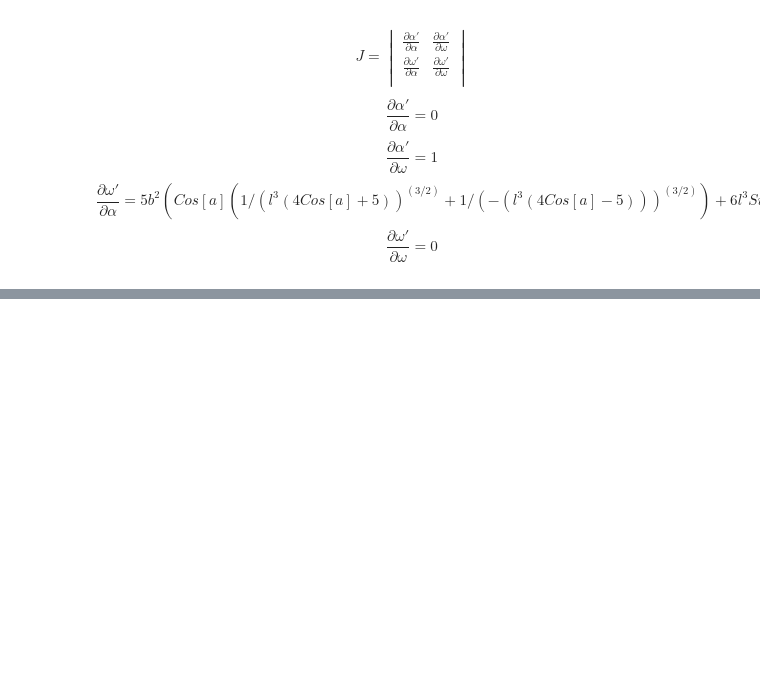
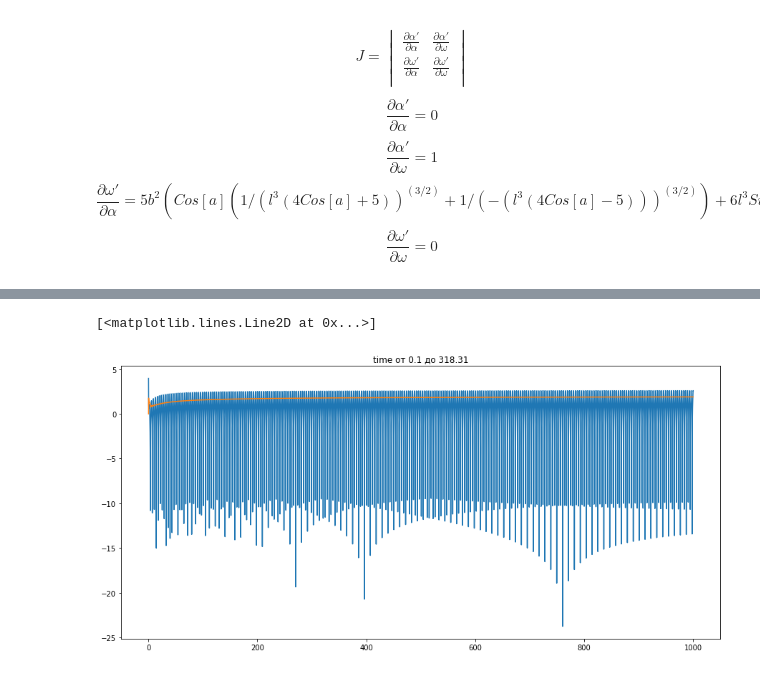
Before and after one commit to paantya/exoplanet-2017, a Jupyter notebook: el.ipynb, the cells around one changed output, grey strips where cells are left out. Cells and saved outputs as stored; diff of their text form; code cells hidden in the pictures; blank space fills up the shorter version.

```diff
--- a/el.ipynb
+++ b/el.ipynb
@@ -187,0 +187,10 @@ Wall time: 36 ms
+# %%
+
+plt.figure(figsize=(15,7))
+
+plt.title('time от {} до {}'.format(round(begin,2),round(end/np.pi,2)))
+plt.plot(t , [2 * (np.log(np.linalg.norm(r[0:1])) -  r[2] / t_) for r, t_ in zip(result2[:,2:5],t)])
+plt.plot(t , [2 * (r[0] - r[1]) / t_ for r, t_ in zip(result2[:,4:6],t)])
+# %% [output]
+[<matplotlib.lines.Line2D at 0x...>]
+[figure, added]
```
Also changed, not shown: parts of 4 cells of this notebook.
